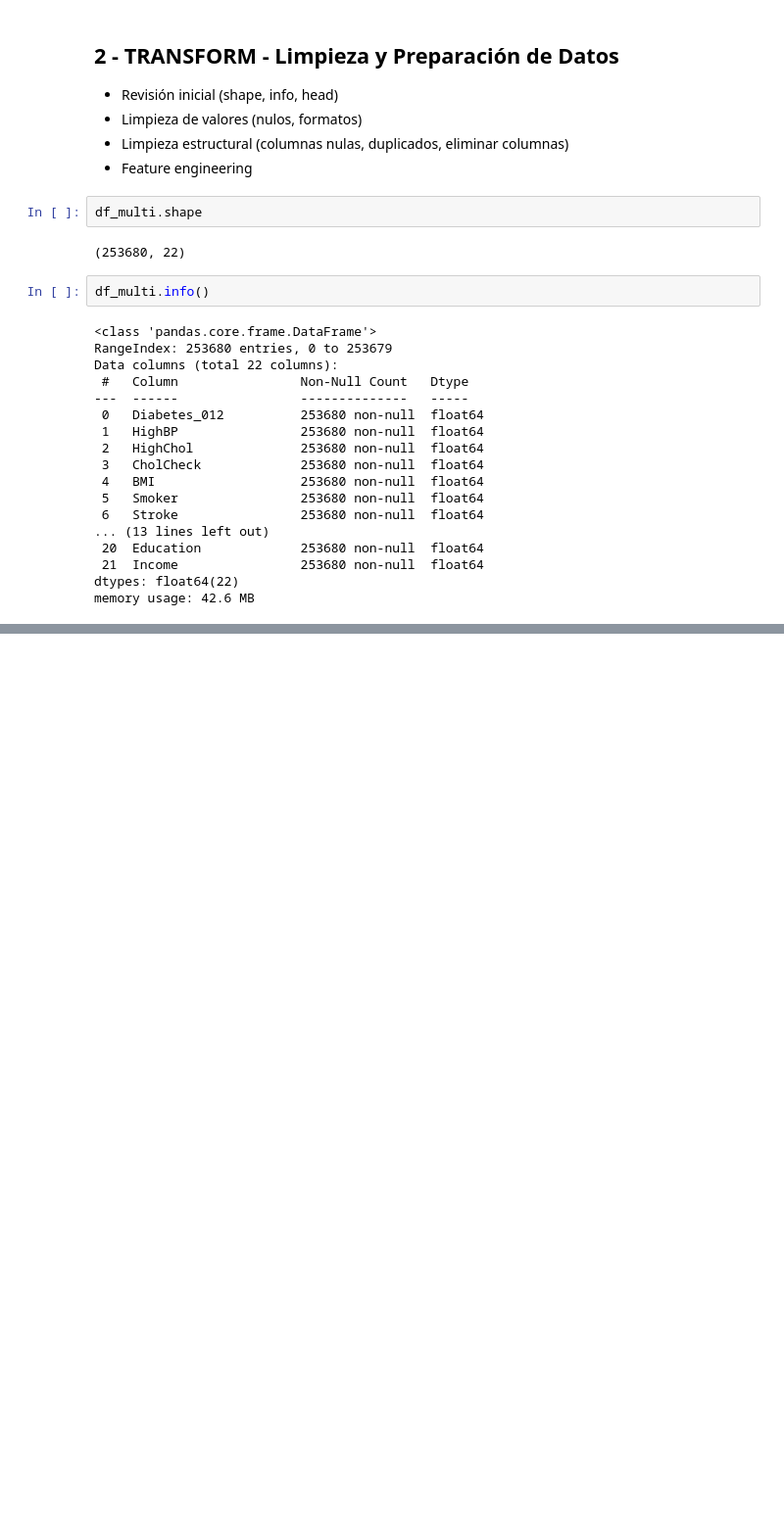
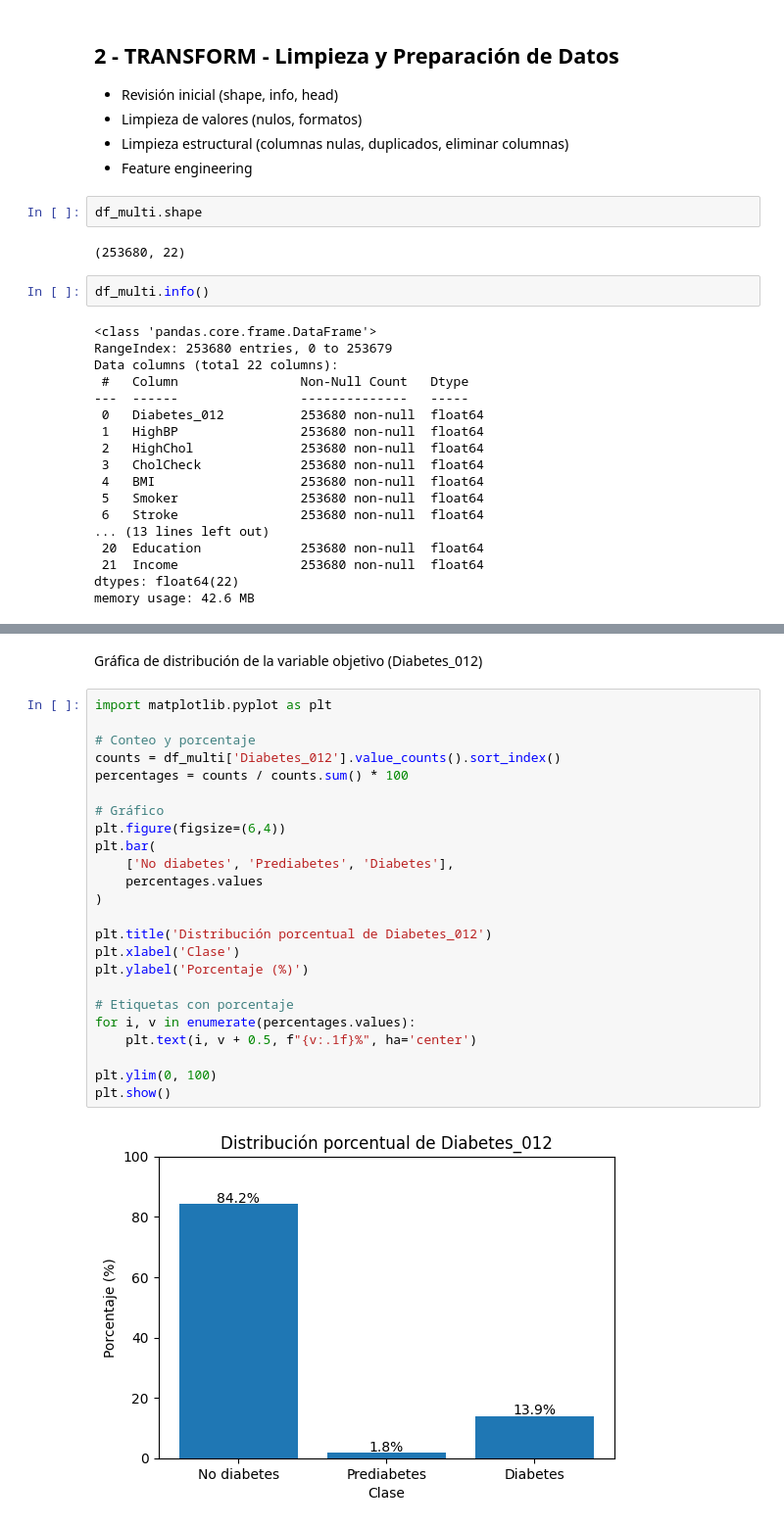
Before and after one commit to sebas-serrano/Diabetes_Health_Indicators, a Jupyter notebook: notebooks/Diabetes_Health_Indicators.ipynb, the cells around one changed output, grey strips where cells are left out. Shown at 98% size. Cells and saved outputs as stored; diff of their text form; blank space fills up the shorter version.

```diff
--- a/notebooks/Diabetes_Health_Indicators.ipynb
+++ b/notebooks/Diabetes_Health_Indicators.ipynb
@@ -85,0 +119,28 @@ memory usage: 42.6 MB
+# %% [markdown]
+Gráfica de distribución de la variable objetivo (Diabetes_012)
+# %%
+import matplotlib.pyplot as plt
+
+# Conteo y porcentaje
+counts = df_multi['Diabetes_012'].value_counts().sort_index()
+percentages = counts / counts.sum() * 100
+
+# Gráfico
+plt.figure(figsize=(6,4))
+plt.bar(
+    ['No diabetes', 'Prediabetes', 'Diabetes'],
+    percentages.values
+)
+
+plt.title('Distribución porcentual de Diabetes_012')
+plt.xlabel('Clase')
+plt.ylabel('Porcentaje (%)')
+
+# Etiquetas con porcentaje
+for i, v in enumerate(percentages.values):
+    plt.text(i, v + 0.5, f"{v:.1f}%", ha='center')
+
+plt.ylim(0, 100)
+plt.show()
+# %% [output]
+[figure, added]
```
Also changed, not shown: parts of 15 cells of this notebook.
